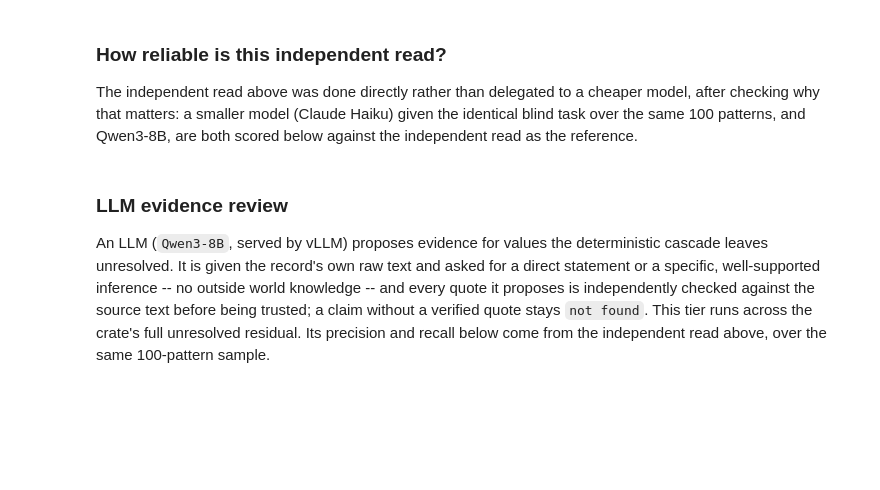
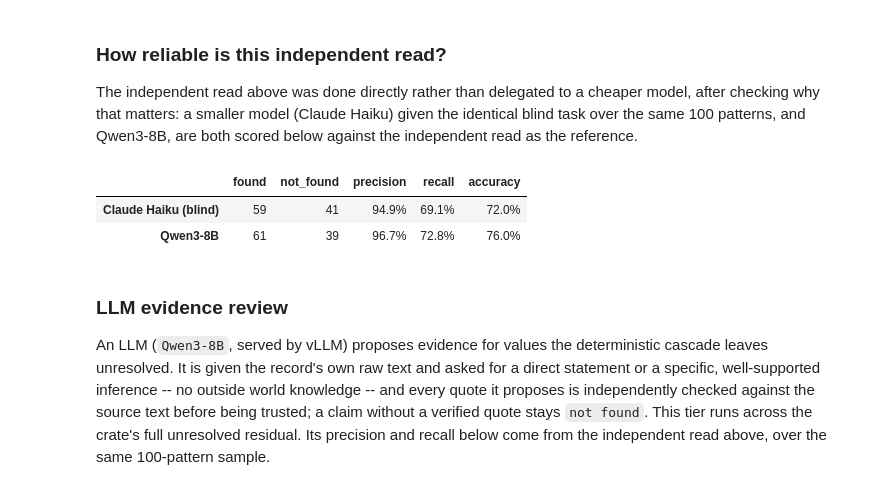
Before and after one commit to nuriafari/BH26_BioSample_bsllmner_mk2_value_provenance, a Jupyter notebook: notebooks/biosample_trace_back_pipeline.ipynb, the cells around one changed output. Cells and saved outputs as stored; diff of their text form; code cells hidden in the pictures; blank space fills up the shorter version.

```diff
--- a/notebooks/biosample_trace_back_pipeline.ipynb
+++ b/notebooks/biosample_trace_back_pipeline.ipynb
@@ -342,30 +371,34 @@ The independent read above was done directly rather than delegated to a cheaper
 # %%
 # INDEPENDENT-READ RELIABILITY: A CHEAPER MODEL AND QWEN3-8B, BOTH SCORED AGAINST THE SAME READ
 model_comparison = pd.read_parquet(INDEPENDENT_REVIEW_MODEL_COMPARISON_100_PARQUET)
 
 
 def score_against_reference(verdicts: pd.Series, reference: pd.Series) -> dict[str, float]:
     model_found, ref_found = verdicts == "found", reference == "found"
     tp = int((model_found & ref_found).sum())
     fp = int((model_found & ~ref_found).sum())
     fn = int((~model_found & ref_found).sum())
     tn = int((~model_found & ~ref_found).sum())
     return {
         "found": int(model_found.sum()),
         "not_found": int((~model_found).sum()),
         "precision": tp / (tp + fp),
         "recall": tp / (tp + fn),
         "accuracy": (tp + tn) / len(verdicts),
     }
 
 
 reliability = pd.DataFrame(
     {
         "Claude Haiku (blind)": score_against_reference(model_comparison["haiku_verdict"], model_comparison["sonnet_verdict"]),
         "Qwen3-8B": score_against_reference(model_comparison["qwen_verdict"], model_comparison["sonnet_verdict"]),
     }
 ).T
-reliability.style.format({"precision": "{:.1%}", "recall": "{:.1%}", "accuracy": "{:.1%}"})
+reliability.style.format({"found": "{:.0f}", "not_found": "{:.0f}", "precision": "{:.1%}", "recall": "{:.1%}", "accuracy": "{:.1%}"})
+# %% [output]
+|  | found | not_found | precision | recall | accuracy |
+| Claude Haiku (blind) | 59 | 41 | 94.9% | 69.1% | 72.0% |
+| Qwen3-8B | 61 | 39 | 96.7% | 72.8% | 76.0% |
 # %% [markdown]
 ### LLM evidence review
 
```
Also changed, not shown: parts of 5 cells of this notebook.
